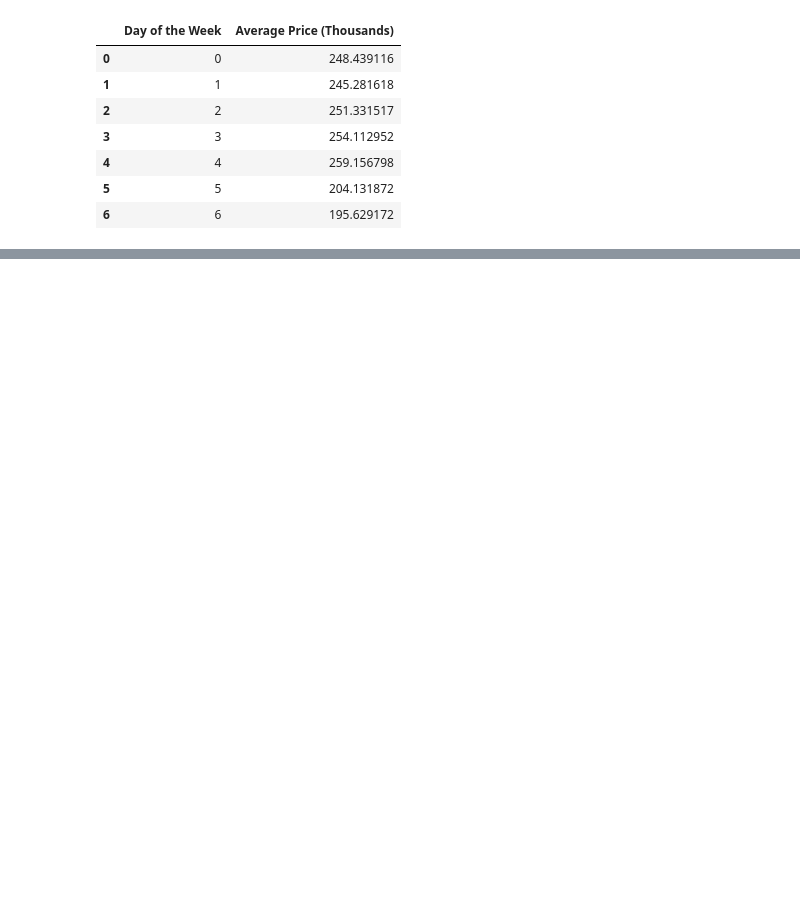
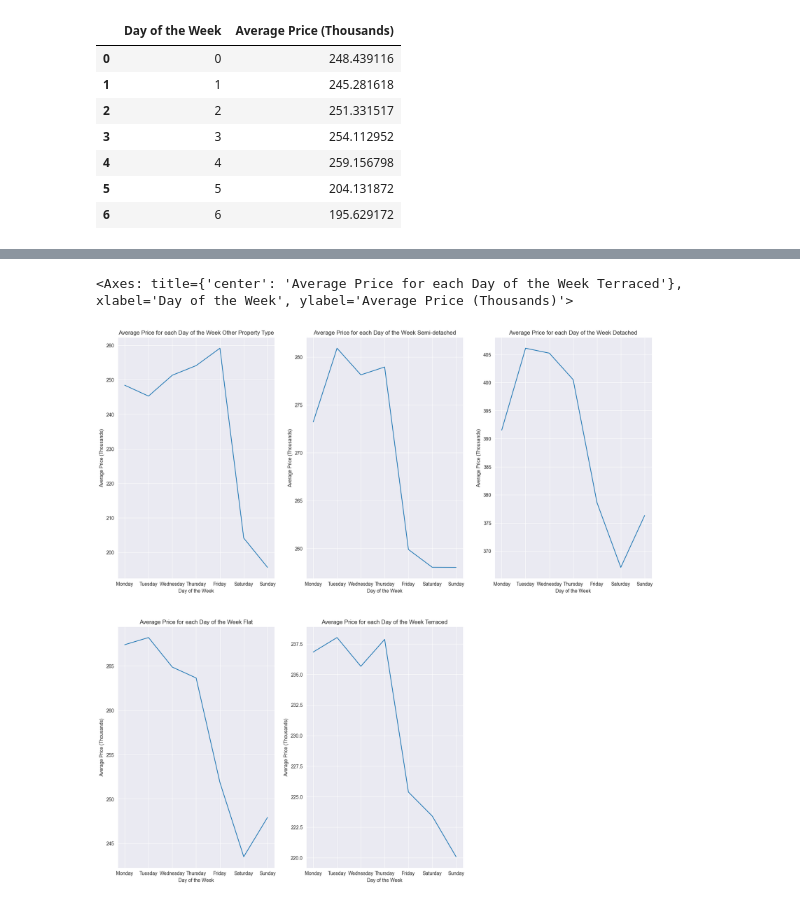
Before and after one commit to Tom-Kerrison/Housing-Price-Predictor, a Jupyter notebook: EDA.ipynb, the cells around one changed output, grey strips where cells are left out. Cells and saved outputs as stored; diff of their text form; code cells hidden in the pictures; blank space fills up the shorter version.

```diff
--- a/EDA.ipynb
+++ b/EDA.ipynb
@@ -243,0 +294,37 @@ sns.lineplot(x='Day of the Week', y='Average Price (Thousands)', data=oth_prop,
+# %%
+sd_prop = no_outliers_df[no_outliers_df['Semi-detached'] == 1].groupby('Day of the Week')['Price (Thousands)'].mean().reset_index()
+sd_prop.columns = ['Day of the Week', 'Average Price (Thousands)']
+det_prop = no_outliers_df[no_outliers_df['Detached'] == 1].groupby('Day of the Week')['Price (Thousands)'].mean().reset_index()
+det_prop.columns = ['Day of the Week', 'Average Price (Thousands)']
+flt_prop = no_outliers_df[no_outliers_df['Flat'] == 1].groupby('Day of the Week')['Price (Thousands)'].mean().reset_index()
+flt_prop.columns = ['Day of the Week', 'Average Price (Thousands)']
+ter_prop = no_outliers_df[no_outliers_df['Terraced'] == 1].groupby('Day of the Week')['Price (Thousands)'].mean().reset_index()
+ter_prop.columns = ['Day of the Week', 'Average Price (Thousands)']
+
+sd_prop['Day of the Week'] = sd_prop['Day of the Week'].map(day_names)
+det_prop['Day of the Week'] = det_prop['Day of the Week'].map(day_names)
+flt_prop['Day of the Week'] = flt_prop['Day of the Week'].map(day_names)
+ter_prop['Day of the Week'] = ter_prop['Day of the Week'].map(day_names)
+
+fig = plt.figure(figsize=(20, 20))
+
+ax0 = fig.add_subplot(2,3,1)
+ax1 = fig.add_subplot(2,3,2)
+ax2 = fig.add_subplot(2,3,3)
+ax3 = fig.add_subplot(2,3,4)
+ax4 = fig.add_subplot(2,3,5)
+
+ax0.set_title('Average Price for each Day of the Week Other Property Type')
+ax1.set_title('Average Price for each Day of the Week Semi-detached')
+ax2.set_title('Average Price for each Day of the Week Detached')
+ax3.set_title('Average Price for each Day of the Week Flat')
+ax4.set_title('Average Price for each Day of the Week Terraced')
+
+sns.lineplot(x='Day of the Week', y='Average Price (Thousands)', data=oth_prop, ax=ax0)
+sns.lineplot(x='Day of the Week', y='Average Price (Thousands)', data=sd_prop, ax=ax1)
+sns.lineplot(x='Day of the Week', y='Average Price (Thousands)', data=det_prop, ax=ax2)
+sns.lineplot(x='Day of the Week', y='Average Price (Thousands)', data=flt_prop, ax=ax3)
+sns.lineplot(x='Day of the Week', y='Average Price (Thousands)', data=ter_prop, ax=ax4)
+# %% [output]
+<Axes: title={'center': 'Average Price for each Day of the Week Terraced'}, xlabel='Day of the Week', ylabel='Average Price (Thousands)'>
+[figure, added]
```
Also changed, not shown: parts of 11 cells of this notebook, 1 other file.
